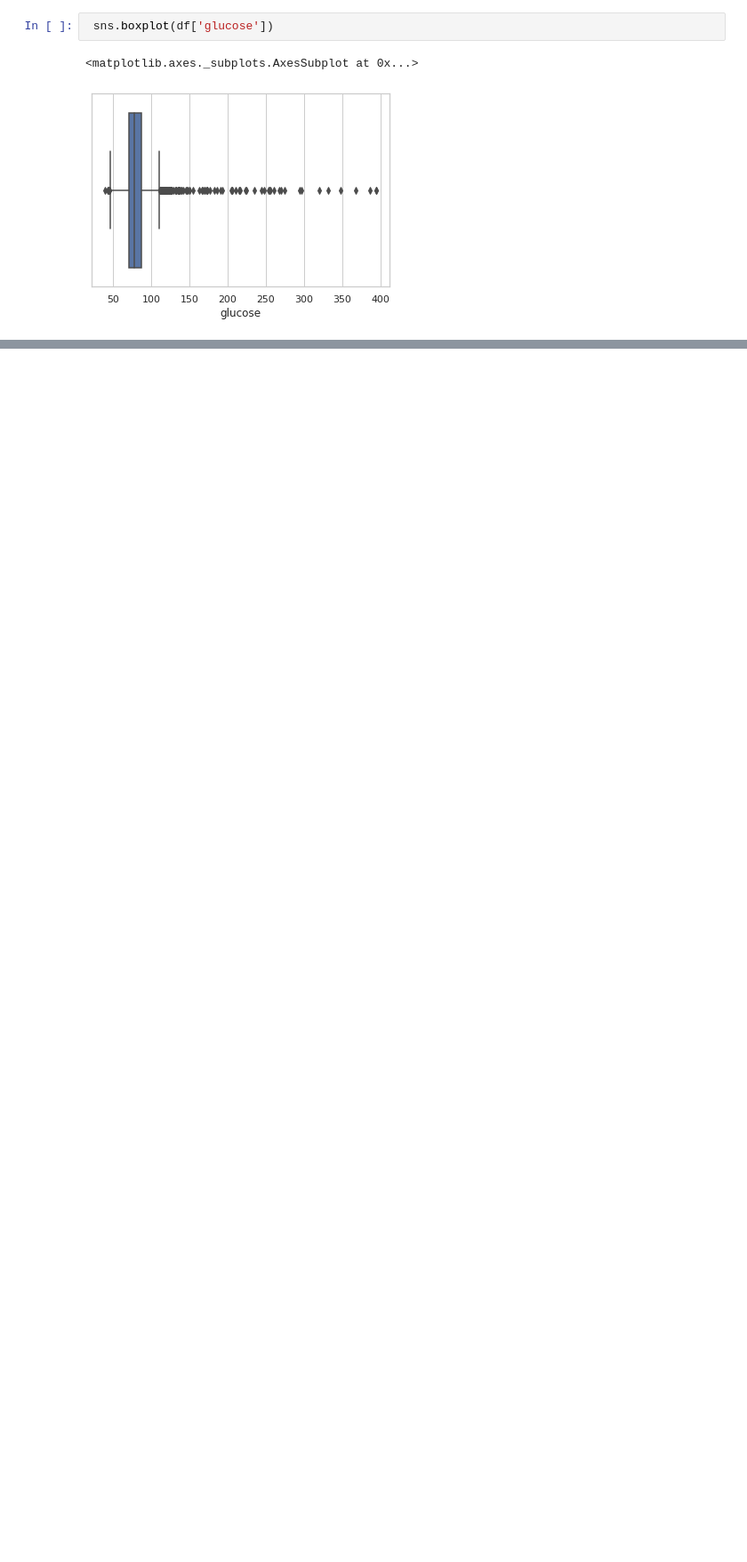
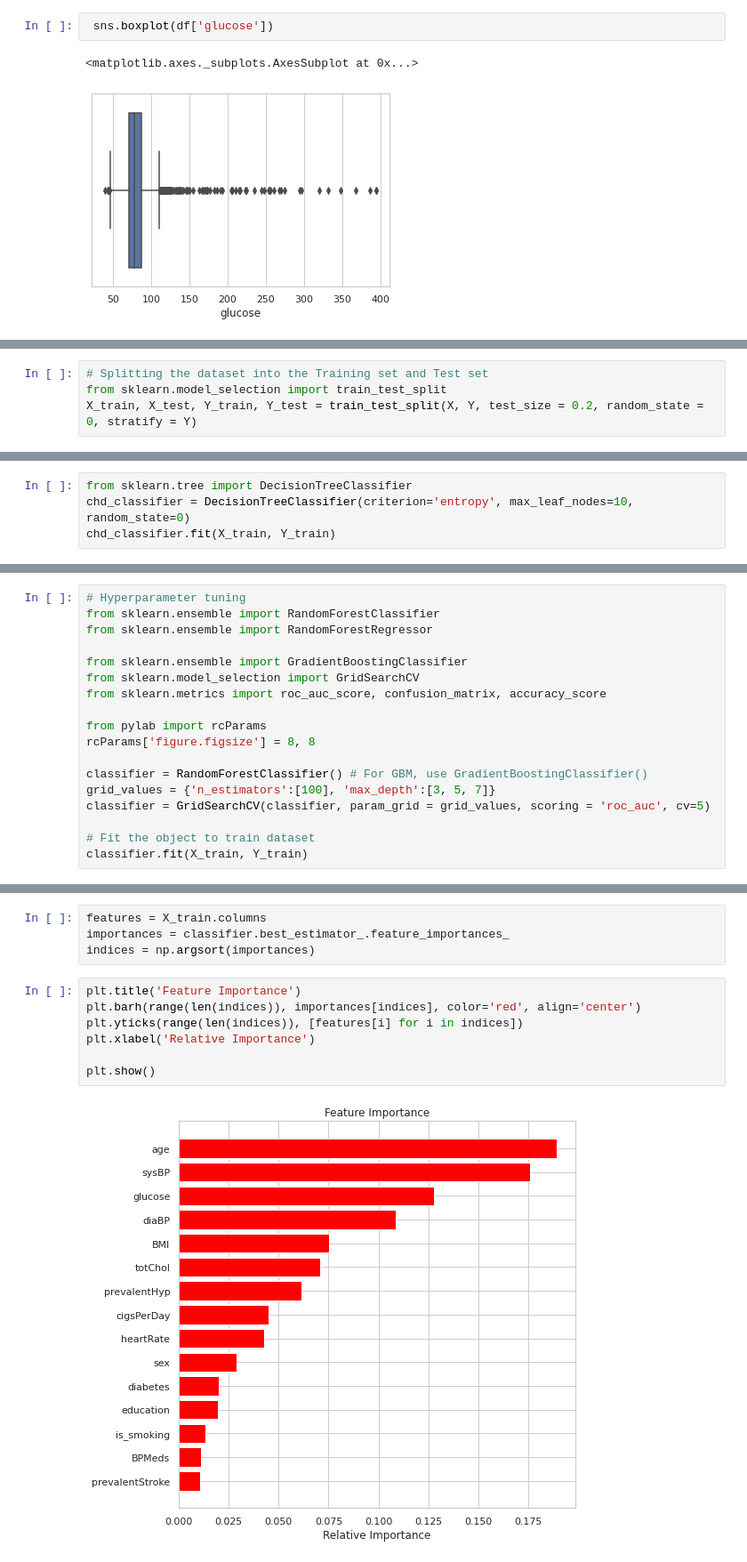
Before and after one commit to Yogesh-8998/Cardio-Vascular-Risk-Prediction, a Jupyter notebook: CHD_Risk_prediction.ipynb, the cells around one changed output, grey strips where cells are left out. Shown at 89% size. Drawn from its saved outputs; the diff is of its cells as text; blank space fills up the shorter version.

```diff
--- a/CHD_Risk_prediction.ipynb
+++ b/CHD_Risk_prediction.ipynb
@@ -262,0 +280,4 @@ NameError: ignored
+# %%
+# Splitting the dataset into the Training set and Test set
+from sklearn.model_selection import train_test_split
+X_train, X_test, Y_train, Y_test = train_test_split(X, Y, test_size = 0.2, random_state = 0, stratify = Y)
@@ -262,0 +328,4 @@ NameError: ignored
+# %%
+from sklearn.tree import DecisionTreeClassifier
+chd_classifier = DecisionTreeClassifier(criterion='entropy', max_leaf_nodes=10, random_state=0)
+chd_classifier.fit(X_train, Y_train)
@@ -262,0 +413,18 @@ NameError: ignored
+# %%
+# Hyperparameter tuning
+from sklearn.ensemble import RandomForestClassifier
+from sklearn.ensemble import RandomForestRegressor
+
+from sklearn.ensemble import GradientBoostingClassifier
+from sklearn.model_selection import GridSearchCV
+from sklearn.metrics import roc_auc_score, confusion_matrix, accuracy_score
+
+from pylab import rcParams
+rcParams['figure.figsize'] = 8, 8
+
+classifier = RandomForestClassifier() # For GBM, use GradientBoostingClassifier()
+grid_values = {'n_estimators':[100], 'max_depth':[3, 5, 7]}
+classifier = GridSearchCV(classifier, param_grid = grid_values, scoring = 'roc_auc', cv=5)
+
+# Fit the object to train dataset
+classifier.fit(X_train, Y_train)
@@ -262,0 +477,13 @@ NameError: ignored
+# %%
+features = X_train.columns
+importances = classifier.best_estimator_.feature_importances_
+indices = np.argsort(importances)
+# %%
+plt.title('Feature Importance')
+plt.barh(range(len(indices)), importances[indices], color='red', align='center')
+plt.yticks(range(len(indices)), [features[i] for i in indices])
+plt.xlabel('Relative Importance')
+
+plt.show()
+# %% [output]
+[figure, added]
```
Also changed, not shown: parts of 53 cells of this notebook.
